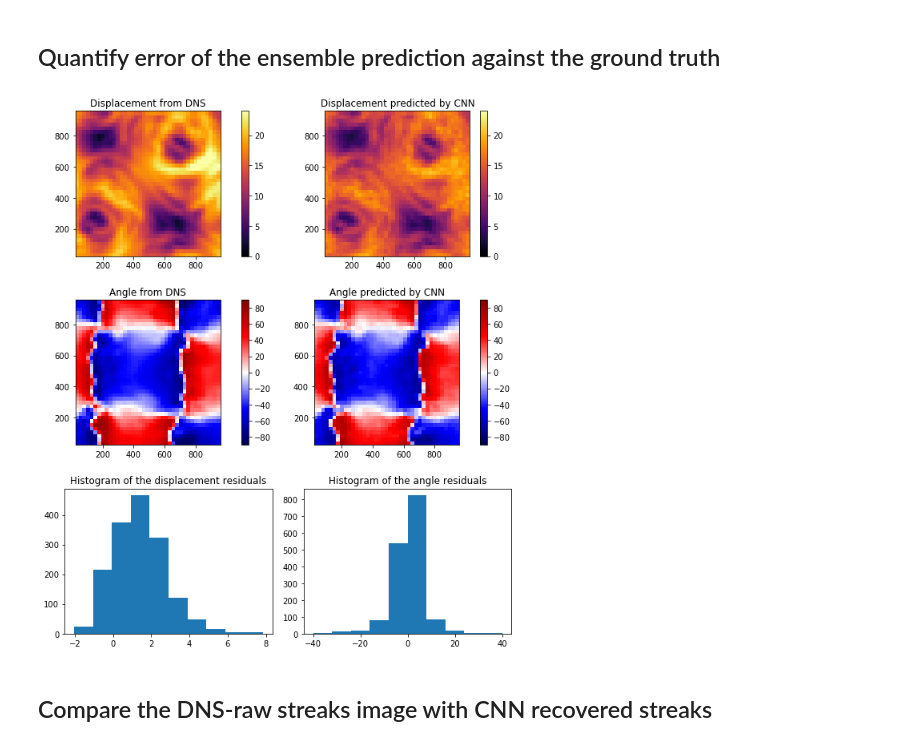
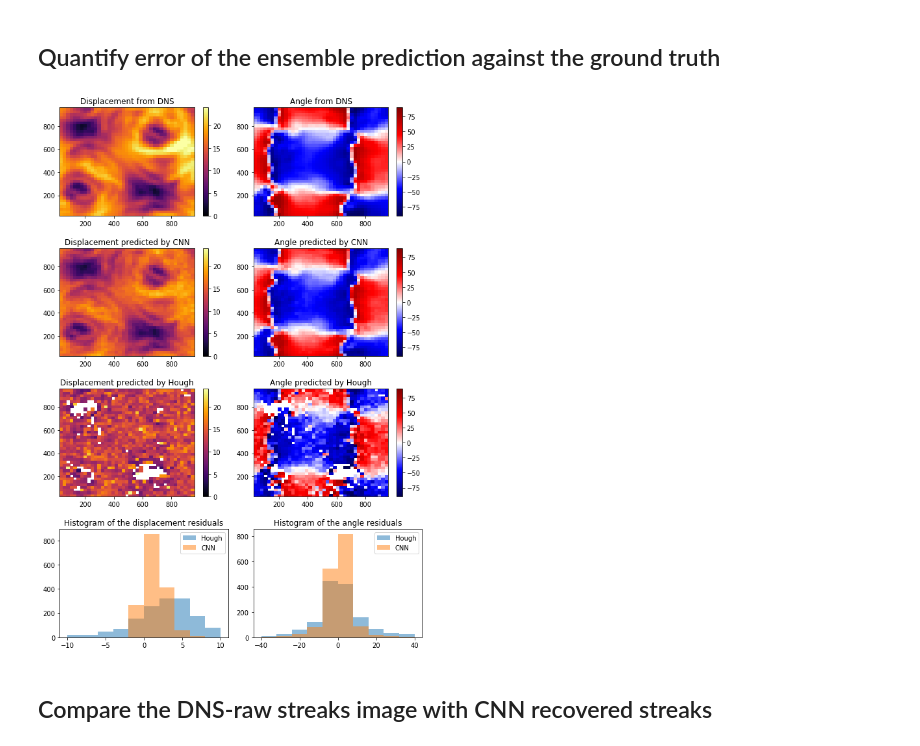
Before and after one commit to agrayver/streakcnn, a Jupyter notebook: test_CNN_on_DNS_pytorch.ipynb, the cells around one changed output. Cells and saved outputs as stored; diff of their text form; code cells hidden in the pictures.

Commit message:
Add comparison with Hough

```diff
--- a/test_CNN_on_DNS_pytorch.ipynb
+++ b/test_CNN_on_DNS_pytorch.ipynb
@@ -272,51 +344,66 @@ Processing with Ensemble image: 0, 1, 2, 3, 4, 5, 6, 7, 8, 9, 10, 11, 12, 13, 14
 # %%
 meanDisplacementCNN = np.mean(displacementcnn, axis=0)
 meanAngleCNN = np.mean(anglecnn, axis=0)
 
-errorDisplacement=[]
-errorAngle=[]
-errorSpectrum=[]
+errorDisplacementCNN = displacementdns - meanDisplacementCNN
+errorAngleCNN = angledns - meanAngleCNN
 
-errorDisplacement.append(displacementdns - meanDisplacementCNN)
-errorAngle.append(angledns - meanAngleCNN)
+errorDisplacementHough = displacementdns - displacementHough
+errorAngleHough = angledns - angleHough
 
-figure(figsize=(10,12))
-subplot(3,2,1)
+figure(figsize=(10,15))
+subplot(4,2,1)
 title('Displacement from DNS')
 pdispdns=pcolormesh(xdns,ydns,displacementdns,vmin=0,vmax=maxDisplacement,cmap='inferno')
 colorbar(pdispdns)
-axis('scaled')
-subplot(3,2,2)
+#axis('scaled')
 
-title('Displacement predicted by CNN')
-pdispcnn=pcolormesh(xdns,ydns,meanDisplacementCNN,vmin=0,vmax=maxDisplacement,cmap='inferno')
-axis('scaled')
-colorbar(pdispcnn)
-
-subplot(3,2,3)
+subplot(4,2,2)
 title('Angle from DNS')
 pangdns=pcolormesh(xdns,ydns,angledns,vmin=-90,vmax=90, cmap='seismic')
 colorbar(pangdns)
-axis('scaled')
+#axis('scaled')
 
-subplot(3,2,4)
+subplot(4,2,3)
+title('Displacement predicted by CNN')
+pdispcnn=pcolormesh(xdns,ydns,meanDisplacementCNN,vmin=0,vmax=maxDisplacement,cmap='inferno')
+colorbar(pdispcnn)
+#axis('scaled')
+
+subplot(4,2,4)
 title('Angle predicted by CNN')
 panglecnn=pcolormesh(xdns,ydns,meanAngleCNN,vmin=-90,vmax=90, cmap='seismic')
 colorbar(panglecnn)
-axis('scaled')
+#axis('scaled')
 
-subplot(3,2,5)
+subplot(4,2,5)
+title('Displacement predicted by Hough')
+pdispcnn=pcolormesh(xdns,ydns,displacementHough,vmin=0,vmax=maxDisplacement,cmap='inferno')
+colorbar(pdispcnn)
+#axis('scaled')
+
+subplot(4,2,6)
+title('Angle predicted by Hough')
+panglecnn=pcolormesh(xdns,ydns,angleHough,vmin=-90,vmax=90, cmap='seismic')
+colorbar(panglecnn)
+#axis('scaled')
+
+subplot(4,2,7)
 title('Histogram of the displacement residuals')
-h1=hist(np.array(errorDisplacement).flatten(), density=False)
+hist(np.array(errorDisplacementHough).flatten(), range=(-10,10), density=False, label = 'Hough', alpha=0.5)
+hist(np.array(errorDisplacementCNN).flatten(), range=(-10,10), density=False, label = 'CNN', alpha=0.5)
+legend(loc='upper right')
 
-subplot(3,2,6)
+subplot(4,2,8)
 title('Histogram of the angle residuals')
-h2=hist(np.array(errorAngle).flatten(), range=(-40,40),density=False)
+hist(np.array(errorAngleHough).flatten(), range=(-40,40), density=False, label = 'Hough', alpha=0.5)
+hist(np.array(errorAngleCNN).flatten(), range=(-40,40), density=False, label = 'CNN', alpha=0.5)
+legend(loc='upper right')
 
 subplots_adjust(hspace=0.3, wspace = 0.15)
 savefig('paper/figs/figure6.png', dpi=300, format='png', bbox_inches='tight', pad_inches=0)
 # %% [output]
-[figure, old version]
+[figure, new version]
 # %% [markdown]
 ## Compare the DNS-raw streaks image with CNN recovered streaks
 # %%
```
Also changed, not shown: parts of 6 cells of this notebook, 11 other files.
